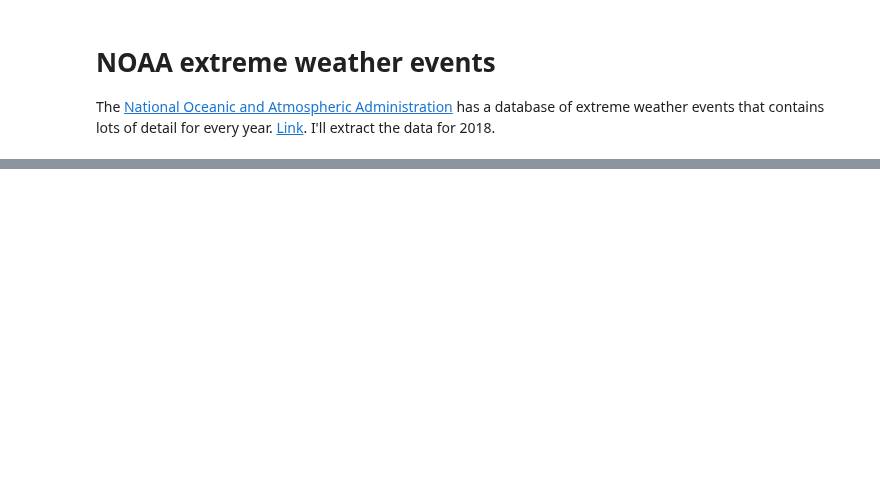
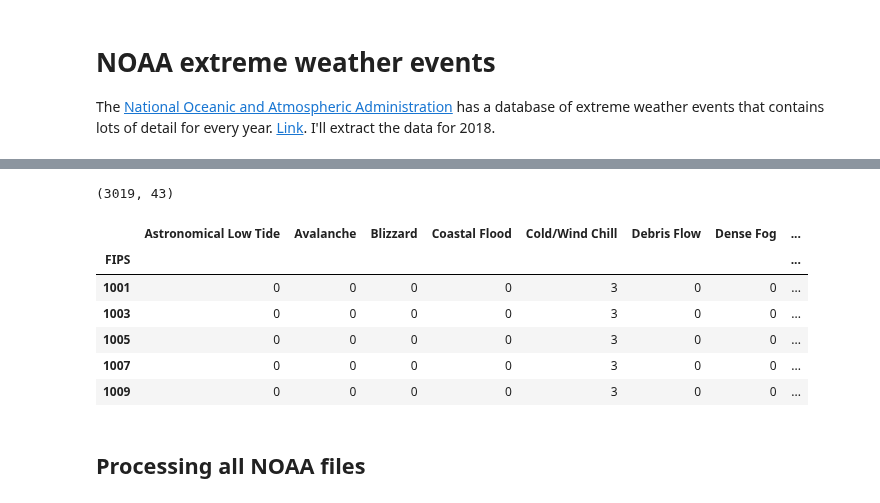
Before and after one commit to labs12-should-i-live-here/DS, a Jupyter notebook: notebooks/DMA4 - NOAA storms by county.ipynb, the cells around one changed output, grey strips where cells are left out. Drawn from its saved outputs; the diff is of its cells as text; code cells hidden in the pictures; blank space fills up the shorter version.

```diff
--- a/notebooks/DMA4 - NOAA storms by county.ipynb
+++ b/notebooks/DMA4 - NOAA storms by county.ipynb
@@ -99,0 +317,17 @@ df2.head()
+# %%
+
+
+short = df2_zones.head(20).copy()
+
+for row in short.iterrows():
+    # list of FIPS code for this zone
+    fips = row[1]['FIPS']
+
+    # For every code in the list
+    for fip in fips:
+        if fip not in zone_events:
+            zone_events[fip] ==
+
+
+print(df2_z2.shape)
+df2_z2.head(2)
@@ -99,0 +454,7 @@ df2.head()
+# %%
+df4 = df3.copy()
+
+# Create a new column for every event type. Each row has a 1 in the column of
+# its event type and a 0 for all others.
+for typ in event_types:
+    df4[typ] = (typ == df4['EVENT_TYPE']).astype(int)
@@ -99,0 +470,17 @@ df2.head()
+# %%
+# Group by the FIPS code, summing up all the events for that county.
+# Now the dataset has FIPS code as the index and contains one column for each
+# event type.  Each cell is the number of events of that type for that county.
+df5 = df4.groupby('FIPS').sum()
+# %%
+print(df5.shape)
+df5.head()
+# %% [output]
+(3019, 43)
+|  | Astronomical Low Tide | Avalanche | Blizzard | Coastal Flood | Cold/Wind Chill | Debris Flow | Dense Fog | ... |
+| FIPS |  |  |  |  |  |  |  | ... |
+| 1001 | 0 | 0 | 0 | 0 | 3 | 0 | 0 | ... |
+| 1003 | 0 | 0 | 0 | 0 | 3 | 0 | 0 | ... |
+| 1005 | 0 | 0 | 0 | 0 | 3 | 0 | 0 | ... |
+| 1007 | 0 | 0 | 0 | 0 | 3 | 0 | 0 | ... |
+| 1009 | 0 | 0 | 0 | 0 | 3 | 0 | 0 | ... |
@@ -100,3 +497,5 @@ df2.head()
+# %% [markdown]
+## Processing all NOAA files
 # %%
 # These are all event types from the metadata, edited to remove marine events
 event_types = ['Astronomical Low Tide','Avalanche','Blizzard','Coastal Flood',
```
Also changed, not shown: parts of 70 cells of this notebook.
